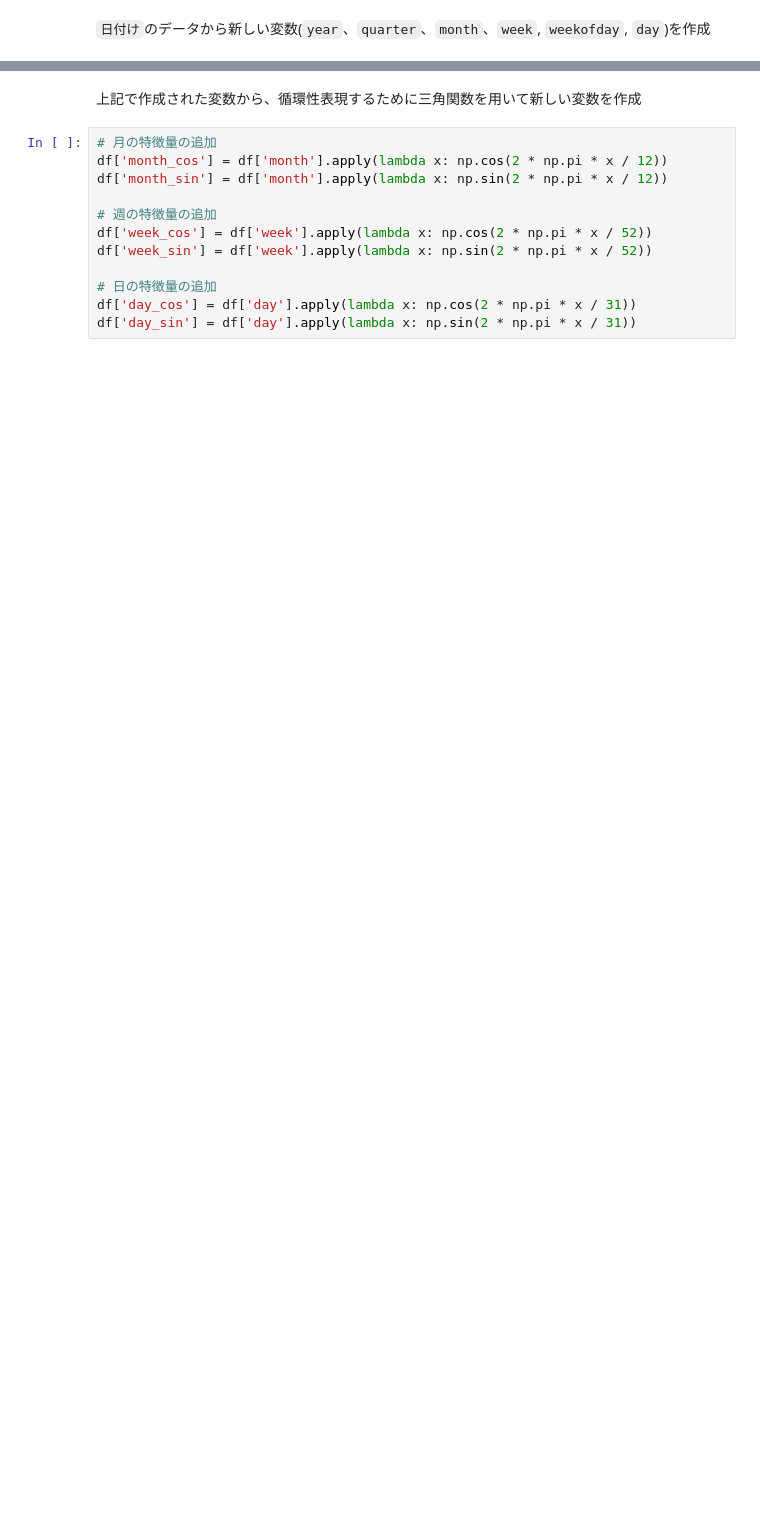
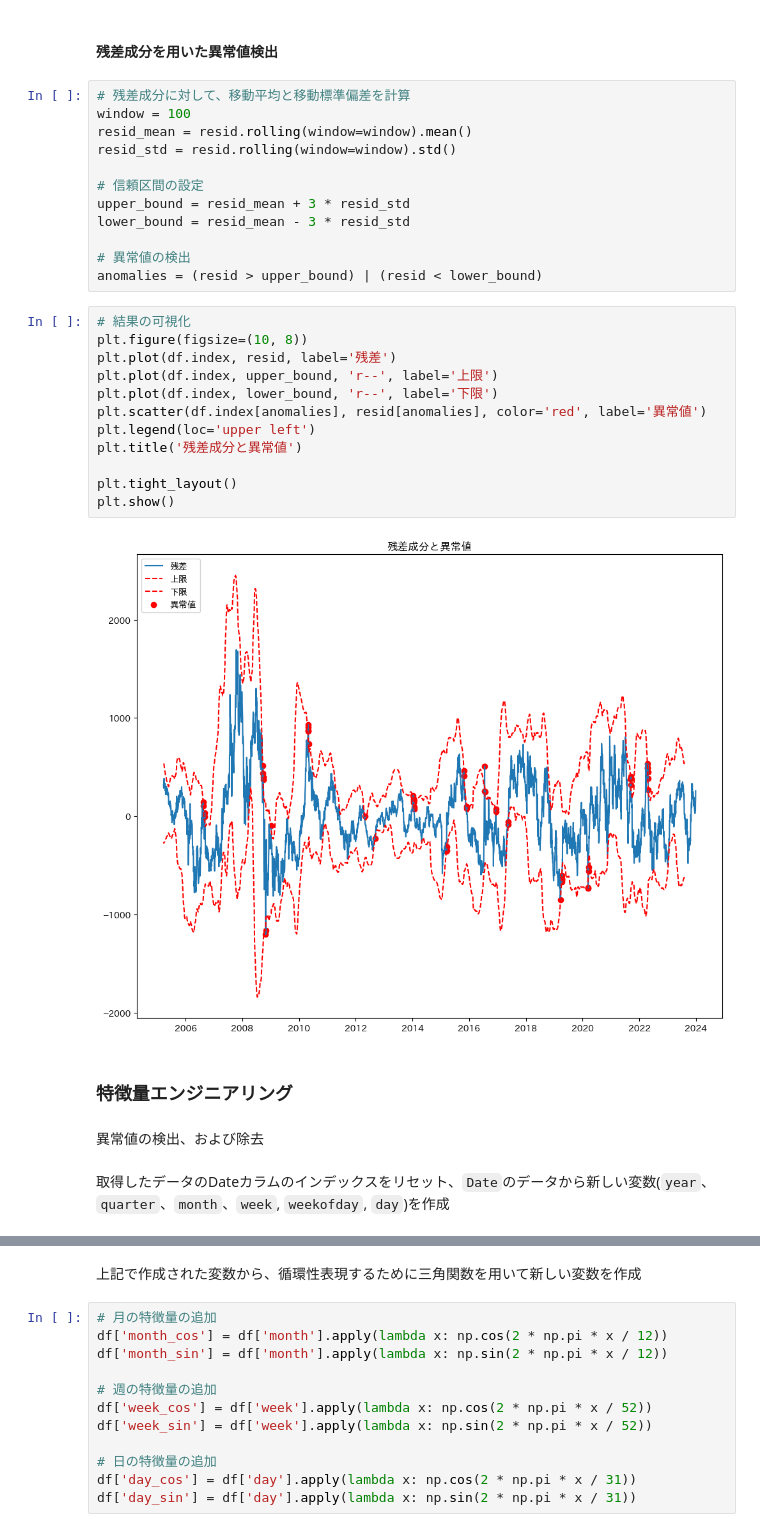
Before and after one commit to kamekame-1215/time-series-prediction, a Jupyter notebook: data/data_submission_before.ipynb, the cells around one changed output, grey strips where cells are left out. Drawn from its saved outputs; the diff is of its cells as text; blank space fills up the shorter version.

```diff
--- a/data/data_submission_before.ipynb
+++ b/data/data_submission_before.ipynb
@@ -46,3 +120,35 @@ df['変化率 %'] = df['変化率 %'].str.replace('%', '').astype(float)
+# %% [markdown]
+#### 残差成分を用いた異常値検出
+# %%
+# 残差成分に対して、移動平均と移動標準偏差を計算
+window = 100
+resid_mean = resid.rolling(window=window).mean()
+resid_std = resid.rolling(window=window).std()
+
+# 信頼区間の設定
+upper_bound = resid_mean + 3 * resid_std
+lower_bound = resid_mean - 3 * resid_std
+
+# 異常値の検出
+anomalies = (resid > upper_bound) | (resid < lower_bound)
+# %%
+# 結果の可視化
+plt.figure(figsize=(10, 8))
+plt.plot(df.index, resid, label='残差')
+plt.plot(df.index, upper_bound, 'r--', label='上限')
+plt.plot(df.index, lower_bound, 'r--', label='下限')
+plt.scatter(df.index[anomalies], resid[anomalies], color='red', label='異常値')
+plt.legend(loc='upper left')
+plt.title('残差成分と異常値')
+
+plt.tight_layout()
+plt.show()
+# %% [output]
+[figure, added]
+# %% [markdown]
+### 特徴量エンジニアリング
+# %% [markdown]
+異常値の検出、および除去
 # %% [markdown]
-`日付け`のデータから新しい変数(`year`、`quarter`、`month`、`week`, `weekofday`, `day`)を作成
+取得したデータのDateカラムのインデックスをリセット、`Date`のデータから新しい変数(`year`、`quarter`、`month`、`week`, `weekofday`, `day`)を作成
 # %%
```
Also changed, not shown: parts of 22 cells of this notebook, 1 other file.
